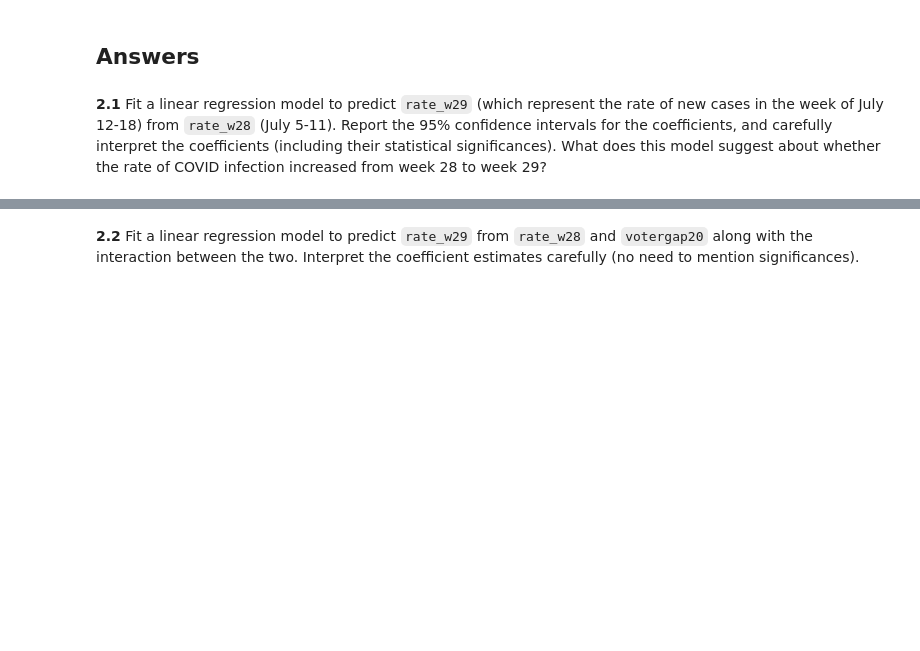
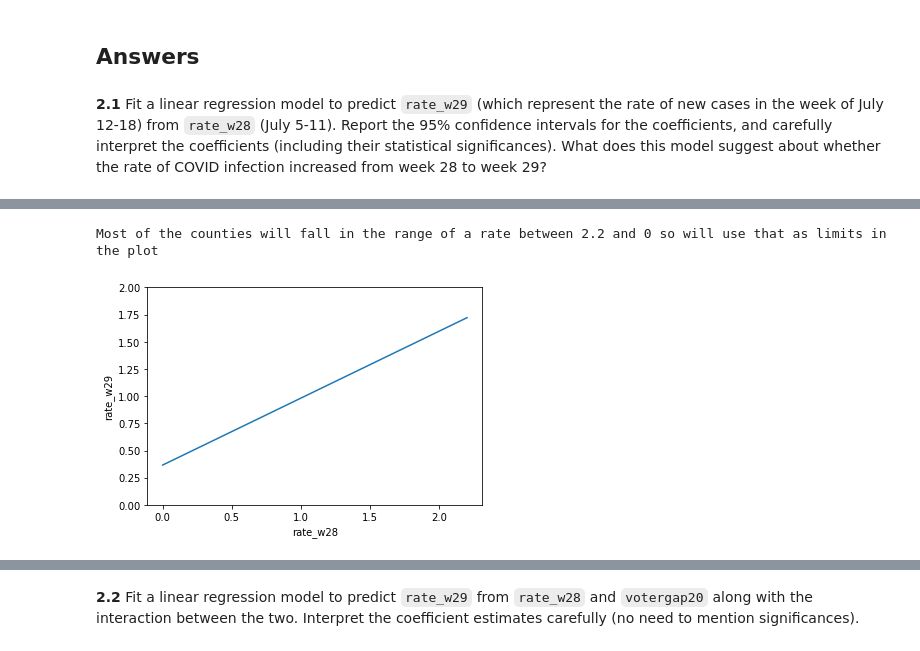
Before and after one commit to kkvalsvik/DataScience_cs109a_Harvard, a Jupyter notebook: cs_s109a_finalexam_2021.ipynb, the cells around one changed output, grey strips where cells are left out. Saved outputs shown, nothing was run; the diff lists cells and outputs as text; code cells hidden in the pictures; blank space fills up the shorter version.

```diff
--- a/cs_s109a_finalexam_2021.ipynb
+++ b/cs_s109a_finalexam_2021.ipynb
@@ -560,0 +604,14 @@ Interpret what you see.
+# %%
+# Plotting to see the relationship better:
+upper=np.mean(train_covid['rate_w28'])+2*np.std(train_covid['rate_w28'])
+lower=max(0,np.mean(train_covid['rate_w28'])-2*np.std(train_covid['rate_w28']))
+print(f'Most of the counties will fall in the range of a rate between {upper:.3} and {lower} so will use that as limits in the plot:')
+x_pred = np.linspace(lower, upper, len(reg_OLS.predict(X_train)))
+plt.plot(x_pred, reg_OLS.predict(sm.add_constant(x_pred)))
+plt.ylim((0, 2)) #set limit for axis
+plt.ylabel('rate_w29')
+plt.xlabel('rate_w28')
+plt.show()
+# %% [output]
+Most of the counties will fall in the range of a rate between 2.2 and 0 so will use that as limits in the plot
+[figure, added]
```
Also changed, not shown: parts of 16 cells of this notebook.
